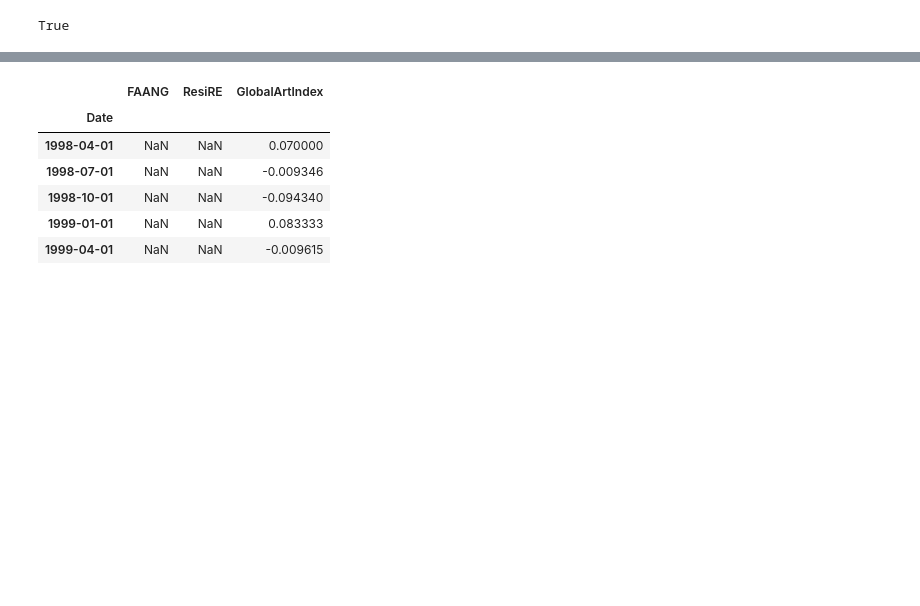
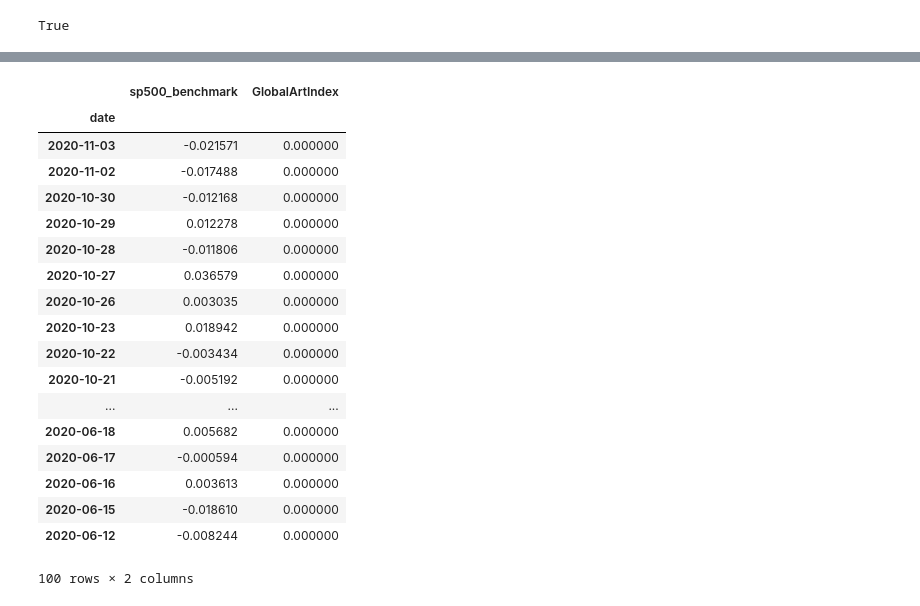
Before and after one commit to 1henrys/BC_Project1, a Jupyter notebook: notebooks/data_analysis.ipynb, the cells around one changed output, grey strips where cells are left out. Cells and saved outputs as stored; diff of their text form; code cells hidden in the pictures; blank space fills up the shorter version.

Commit message:
another test iteration on df in data_analysis notebook

```diff
--- a/notebooks/data_analysis.ipynb
+++ b/notebooks/data_analysis.ipynb
@@ -94,25 +167,38 @@ def bonus_detailed_art_calcs_10yr
 # %%
+#returns_benchmk_10yr_df = pd.DataFrame(columns=benchmk_pos_list)
+#cum_returns_benchmk_10yr_df = pd.DataFrame(columns=benchmk_pos_list)
+#std_benchmk_10yr_df = pd.DataFrame(columns=benchmk_pos_list)
+#sharpe_benchmk_10yr_df = pd.DataFrame(columns=benchmk_pos_list)
 
+#returns_eval_10yr_df = pd.DataFrame(columns=eval_pos_list)
+#cum_returns_eval_10yr_df = pd.DataFrame(columns=eval_pos_list)
+#std_eval_10yr_df = pd.DataFrame(columns=eval_pos_list)
+#sharpe_eval_10yr_df = pd.DataFrame(columns=eval_pos_list)
 
-returns_benchmk_10yr_df = pd.DataFrame(columns=benchmk_pos_list)
-cum_returns_benchmk_10yr_df = pd.DataFrame(columns=benchmk_pos_list)
-std_benchmk_10yr_df = pd.DataFrame(columns=benchmk_pos_list)
-sharpe_benchmk_10yr_df = pd.DataFrame(columns=benchmk_pos_list)
+#returns_eval_10yr_df['GlobalArtIndex'] = art_index.loc[:,'Global Index (USD)'].pct_change().dropna()
+#returns_eval_10yr_df.head()
 
-returns_eval_10yr_df = pd.DataFrame(columns=eval_pos_list)
-cum_returns_eval_10yr_df = pd.DataFrame(columns=eval_pos_list)
-std_eval_10yr_df = pd.DataFrame(columns=eval_pos_list)
-sharpe_eval_10yr_df = pd.DataFrame(columns=eval_pos_list)
-
-returns_eval_10yr_df['GlobalArtIndex'] = art_index.loc[:,'Global Index (USD)'].pct_change().dropna()
-returns_eval_10yr_df.head()
-
-#std_combo_10yr_df =
+# test merge trying zero fill NaN locations to help with line plot below -- spoiler alert -- doesnt work
+#test_combo_df = sp500_daily_returns.merge(gblart_returns_df,how='left',left_index=True,right_index=True).fillna(0)
+# long head here to verify that its joining where there's valid art data
+#test_combo_df.head(100)
 # %% [output]
-|  | FAANG | ResiRE | GlobalArtIndex |
-| Date |  |  |  |
-| 1998-04-01 | NaN | NaN | 0.070000 |
-| 1998-07-01 | NaN | NaN | -0.009346 |
-| 1998-10-01 | NaN | NaN | -0.094340 |
-| 1999-01-01 | NaN | NaN | 0.083333 |
-| 1999-04-01 | NaN | NaN | -0.009615 |
+|  | sp500_benchmark | GlobalArtIndex |
+| date |  |  |
+| 2020-11-03 | -0.021571 | 0.000000 |
+| 2020-11-02 | -0.017488 | 0.000000 |
+| 2020-10-30 | -0.012168 | 0.000000 |
+| 2020-10-29 | 0.012278 | 0.000000 |
+| 2020-10-28 | -0.011806 | 0.000000 |
+| 2020-10-27 | 0.036579 | 0.000000 |
+| 2020-10-26 | 0.003035 | 0.000000 |
+| 2020-10-23 | 0.018942 | 0.000000 |
+| 2020-10-22 | -0.003434 | 0.000000 |
+| 2020-10-21 | -0.005192 | 0.000000 |
+| ... | ... | ... |
+| 2020-06-18 | 0.005682 | 0.000000 |
+| 2020-06-17 | -0.000594 | 0.000000 |
+| 2020-06-16 | 0.003613 | 0.000000 |
+| 2020-06-15 | -0.018610 | 0.000000 |
+| 2020-06-12 | -0.008244 | 0.000000 |
+100 rows × 2 columns
```
Also changed, not shown: parts of 9 cells of this notebook.
